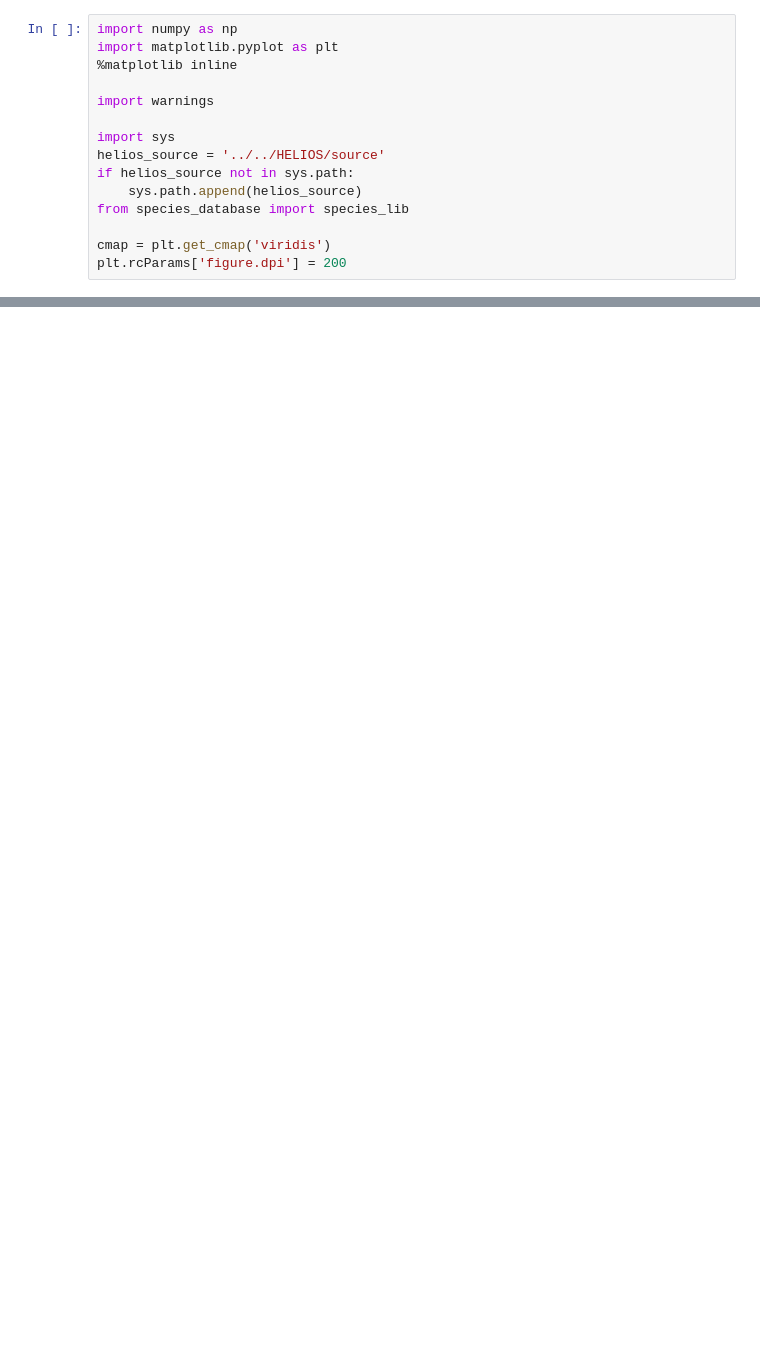
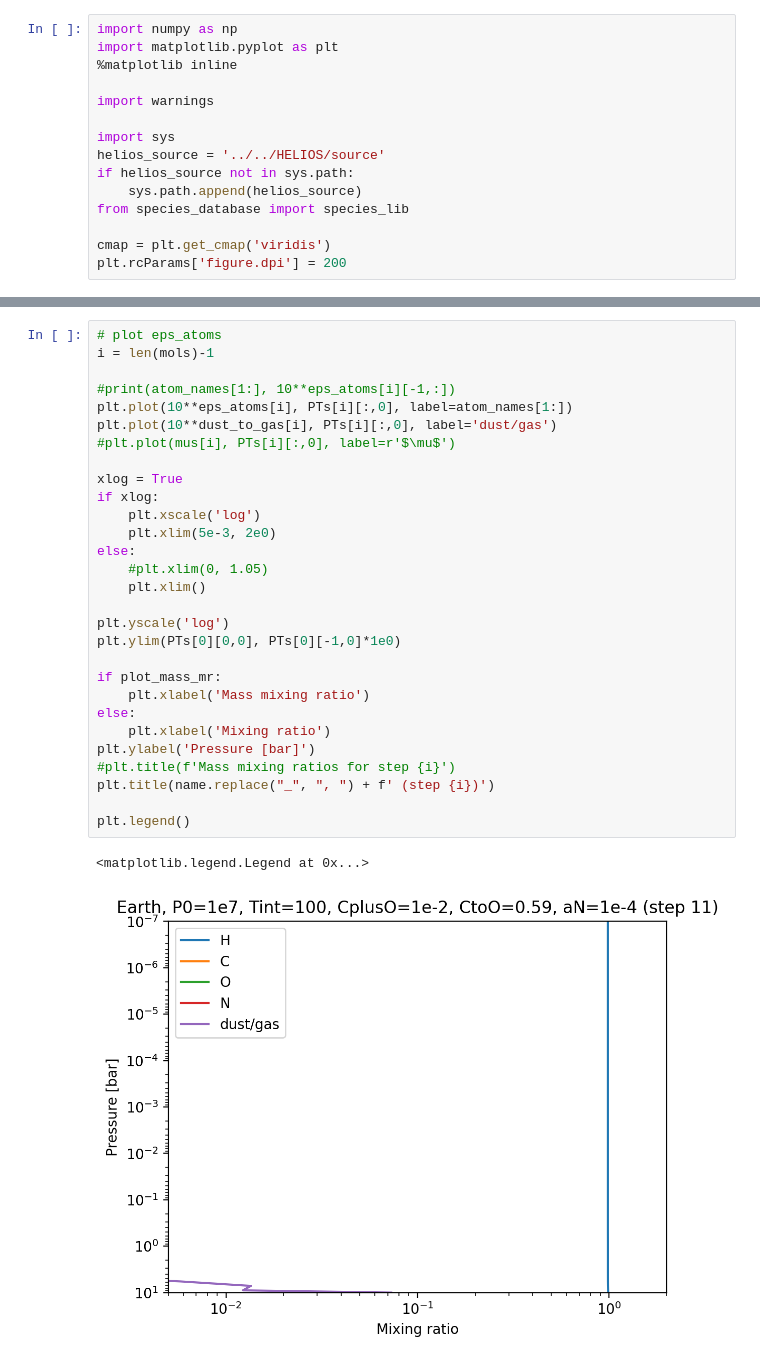
Before and after one commit to DavidDahlbudding/chelio, a Jupyter notebook: analyze/analyze_TP+chemistry.ipynb, the cells around one changed output, grey strips where cells are left out. Cells and saved outputs as stored; diff of their text form; blank space fills up the shorter version.

```diff
--- a/analyze/analyze_TP+chemistry.ipynb
+++ b/analyze/analyze_TP+chemistry.ipynb
@@ -253,0 +372,32 @@ plt.legend()
+# %%
+# plot eps_atoms
+i = len(mols)-1
+
+#print(atom_names[1:], 10**eps_atoms[i][-1,:])
+plt.plot(10**eps_atoms[i], PTs[i][:,0], label=atom_names[1:])
+plt.plot(10**dust_to_gas[i], PTs[i][:,0], label='dust/gas')
+#plt.plot(mus[i], PTs[i][:,0], label=r'$\mu$')
+
+xlog = True
+if xlog:
+    plt.xscale('log')
+    plt.xlim(5e-3, 2e0)
+else:
+    #plt.xlim(0, 1.05)
+    plt.xlim()
+
+plt.yscale('log')
+plt.ylim(PTs[0][0,0], PTs[0][-1,0]*1e0)
+
+if plot_mass_mr:
+    plt.xlabel('Mass mixing ratio')
+else:
+    plt.xlabel('Mixing ratio')
+plt.ylabel('Pressure [bar]')
+#plt.title(f'Mass mixing ratios for step {i}')
+plt.title(name.replace("_", ", ") + f' (step {i})')
+
+plt.legend()
+# %% [output]
+<matplotlib.legend.Legend at 0x...>
+[figure, added]
```
Also changed, not shown: parts of 8 cells of this notebook, 20 other files.
